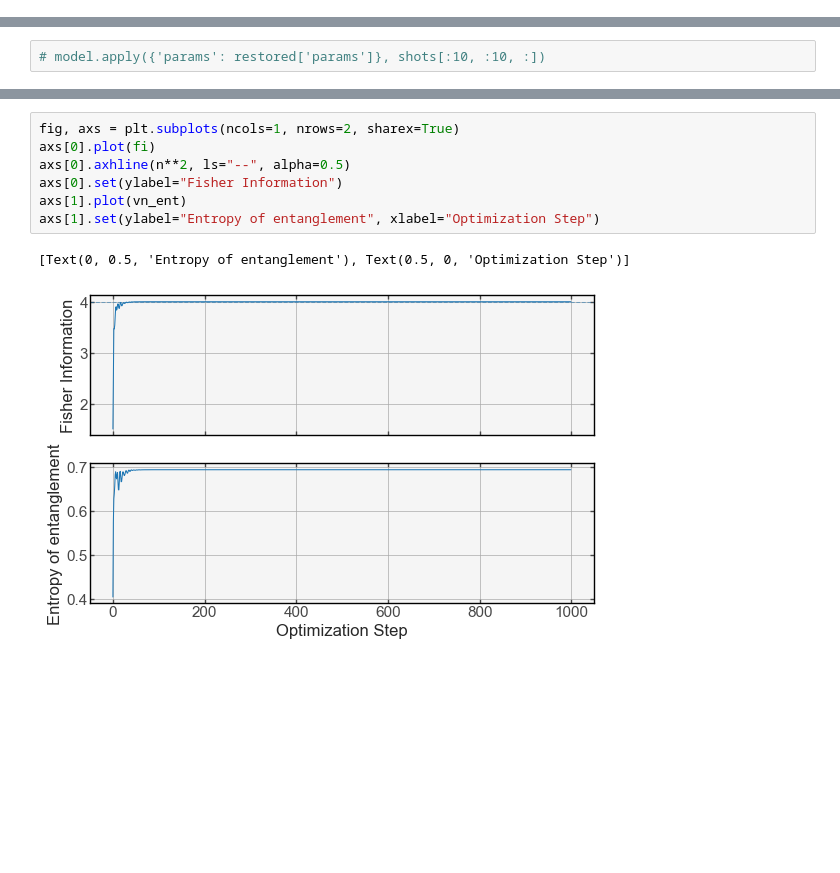
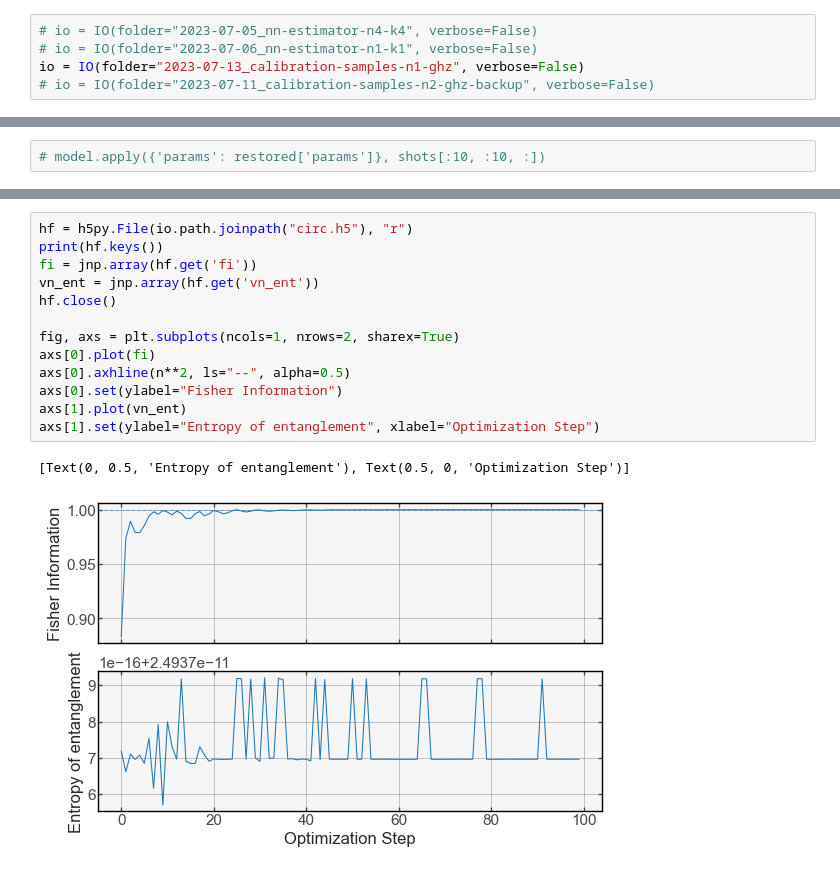
Before and after one commit to benjimaclellan/queso, a Jupyter notebook: experiments/dnn.ipynb, the cells around one changed output, grey strips where cells are left out. Drawn from its saved outputs; the diff is of its cells as text; blank space fills up the shorter version.

```diff
--- a/experiments/dnn.ipynb
+++ b/experiments/dnn.ipynb
@@ -31,3 +26,8 @@ io = IO(folder="2023-07-05_nn-estimator-n4-k4", verbose=False)
+# %%
+# io = IO(folder="2023-07-05_nn-estimator-n4-k4", verbose=False)
+# io = IO(folder="2023-07-06_nn-estimator-n1-k1", verbose=False)
+io = IO(folder="2023-07-13_calibration-samples-n1-ghz", verbose=False)
+# io = IO(folder="2023-07-11_calibration-samples-n2-ghz-backup", verbose=False)
 # %%
 hf = h5py.File(io.path.joinpath("circ.h5"), "r")
 print(hf.keys())
@@ -152,10 +164,16 @@ print(probs.shape)
 # %%
+hf = h5py.File(io.path.joinpath("circ.h5"), "r")
+print(hf.keys())
+fi = jnp.array(hf.get('fi'))
+vn_ent = jnp.array(hf.get('vn_ent'))
+hf.close()
+
 fig, axs = plt.subplots(ncols=1, nrows=2, sharex=True)
 axs[0].plot(fi)
 axs[0].axhline(n**2, ls="--", alpha=0.5)
 axs[0].set(ylabel="Fisher Information")
 axs[1].plot(vn_ent)
 axs[1].set(ylabel="Entropy of entanglement", xlabel="Optimization Step")
 # %% [output]
 [Text(0, 0.5, 'Entropy of entanglement'), Text(0.5, 0, 'Optimization Step')]
-[figure, old version]
+[figure, new version]
```
Also changed, not shown: parts of 7 cells of this notebook, 4 other files.
